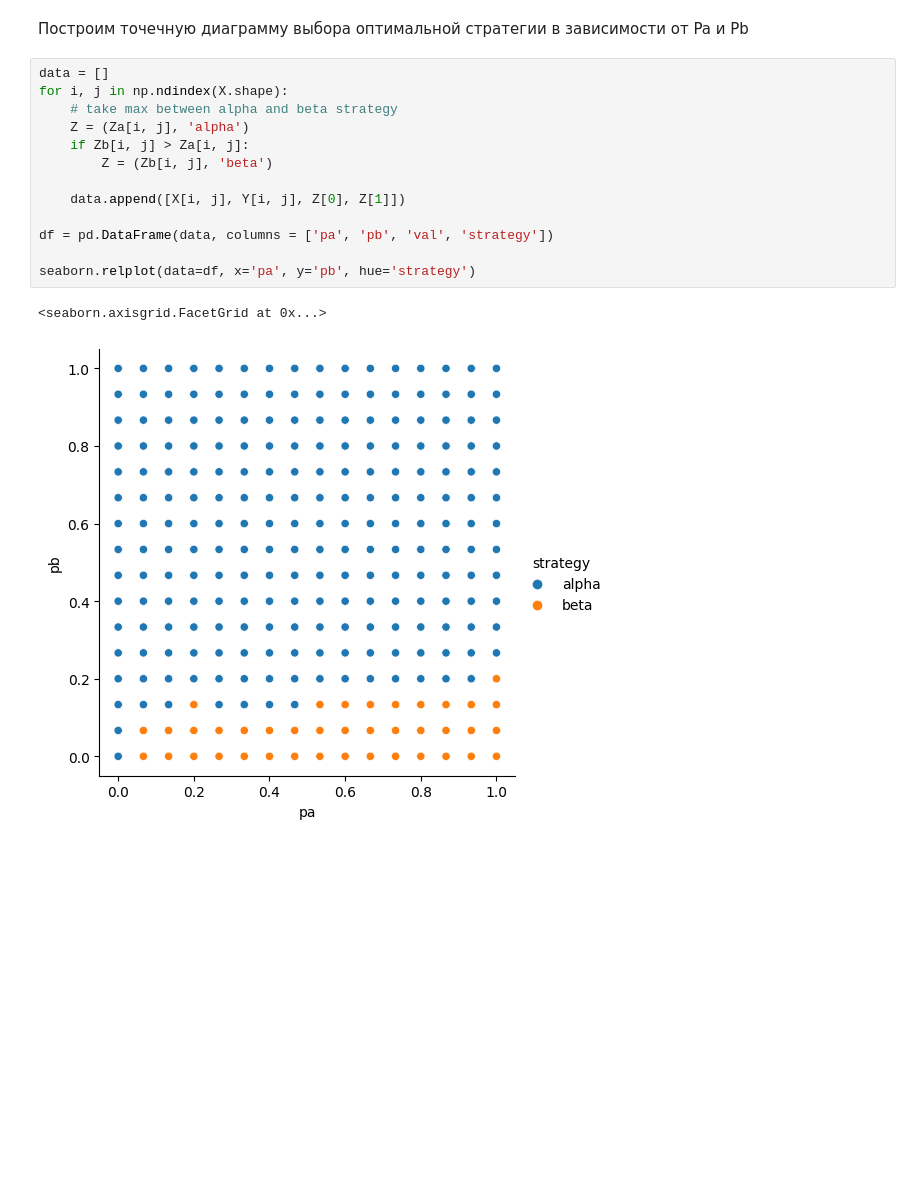
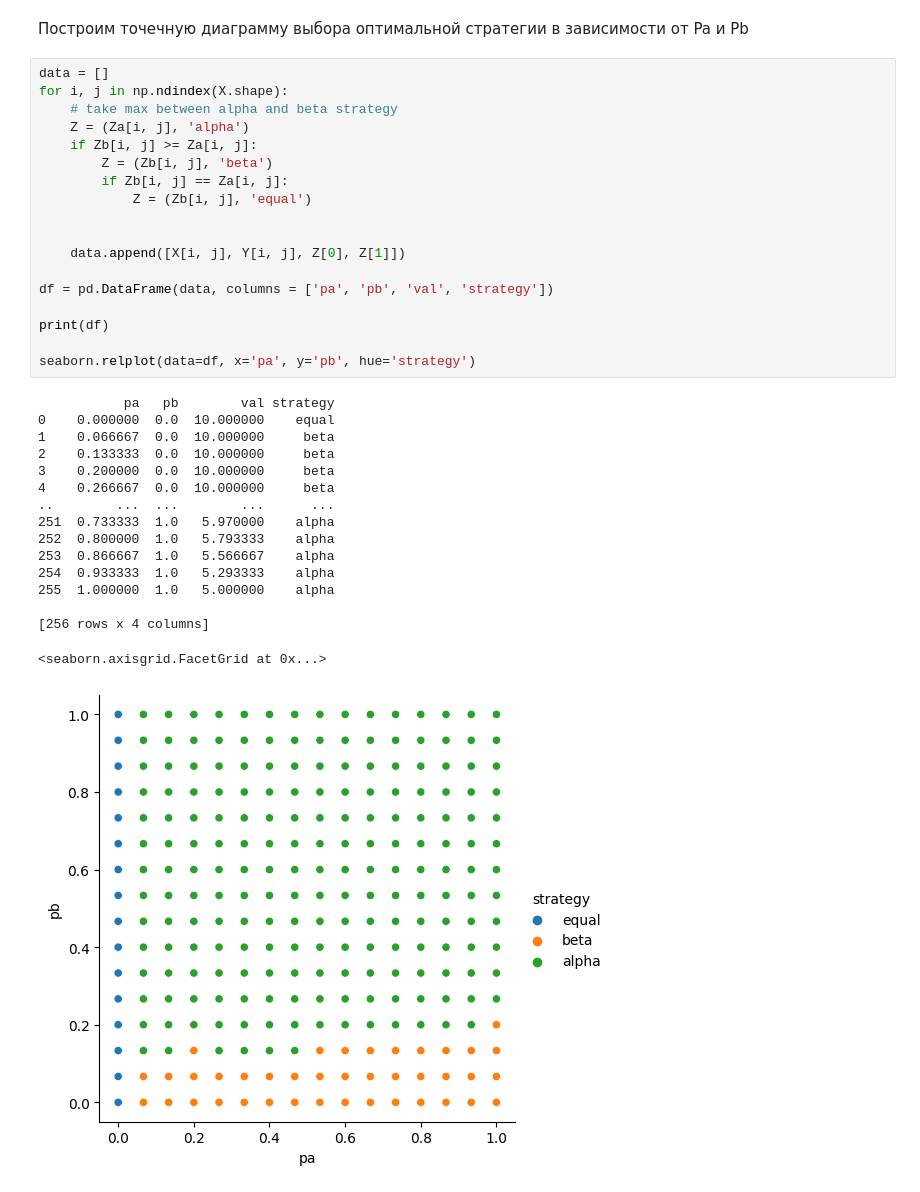
Before and after one commit to dimayasha7123/comp_modeling, a Jupyter notebook: lab2.ipynb, the cells around one changed output. Drawn from its saved outputs; the diff is of its cells as text; blank space fills up the shorter version.

Commit message:
add equal strategy two task 4

```diff
--- a/lab2.ipynb
+++ b/lab2.ipynb
@@ -239,16 +239,35 @@ plt.show()
 # %%
 data = []
 for i, j in np.ndindex(X.shape):
     # take max between alpha and beta strategy
     Z = (Za[i, j], 'alpha')
-    if Zb[i, j] > Za[i, j]:
+    if Zb[i, j] >= Za[i, j]:
         Z = (Zb[i, j], 'beta')
+        if Zb[i, j] == Za[i, j]:
+            Z = (Zb[i, j], 'equal')
+
 
     data.append([X[i, j], Y[i, j], Z[0], Z[1]])
 
 df = pd.DataFrame(data, columns = ['pa', 'pb', 'val', 'strategy'])
 
+print(df)
+
 seaborn.relplot(data=df, x='pa', y='pb', hue='strategy')
 # %% [output]
-<seaborn.axisgrid.FacetGrid at 0x...>
+           pa   pb        val strategy
+0    0.000000  0.0  10.000000    equal
+1    0.066667  0.0  10.000000     beta
+2    0.133333  0.0  10.000000     beta
+3    0.200000  0.0  10.000000     beta
+4    0.266667  0.0  10.000000     beta
+..        ...  ...        ...      ...
+251  0.733333  1.0   5.970000    alpha
+252  0.800000  1.0   5.793333    alpha
+253  0.866667  1.0   5.566667    alpha
+254  0.933333  1.0   5.293333    alpha
+255  1.000000  1.0   5.000000    alpha
+
+[256 rows x 4 columns]
+<seaborn.axisgrid.FacetGrid at 0x...>
-[figure, old version]
+[figure, new version]
```
